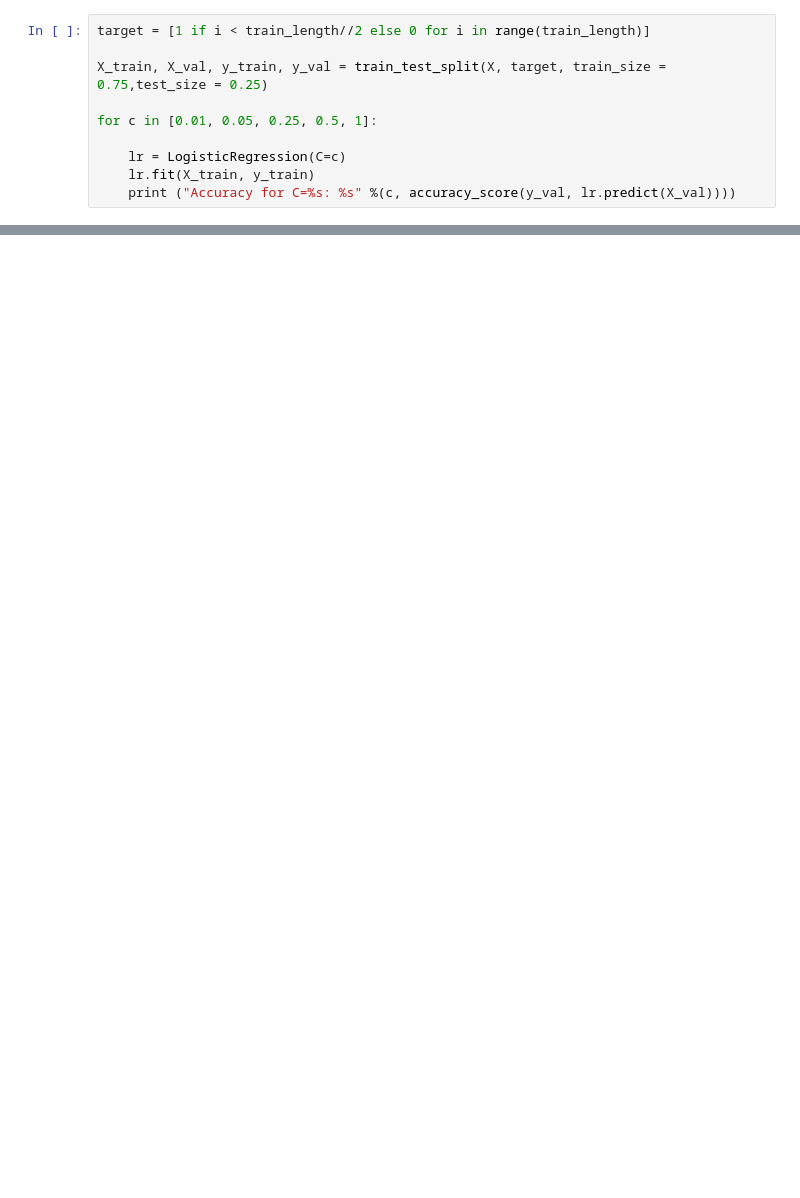
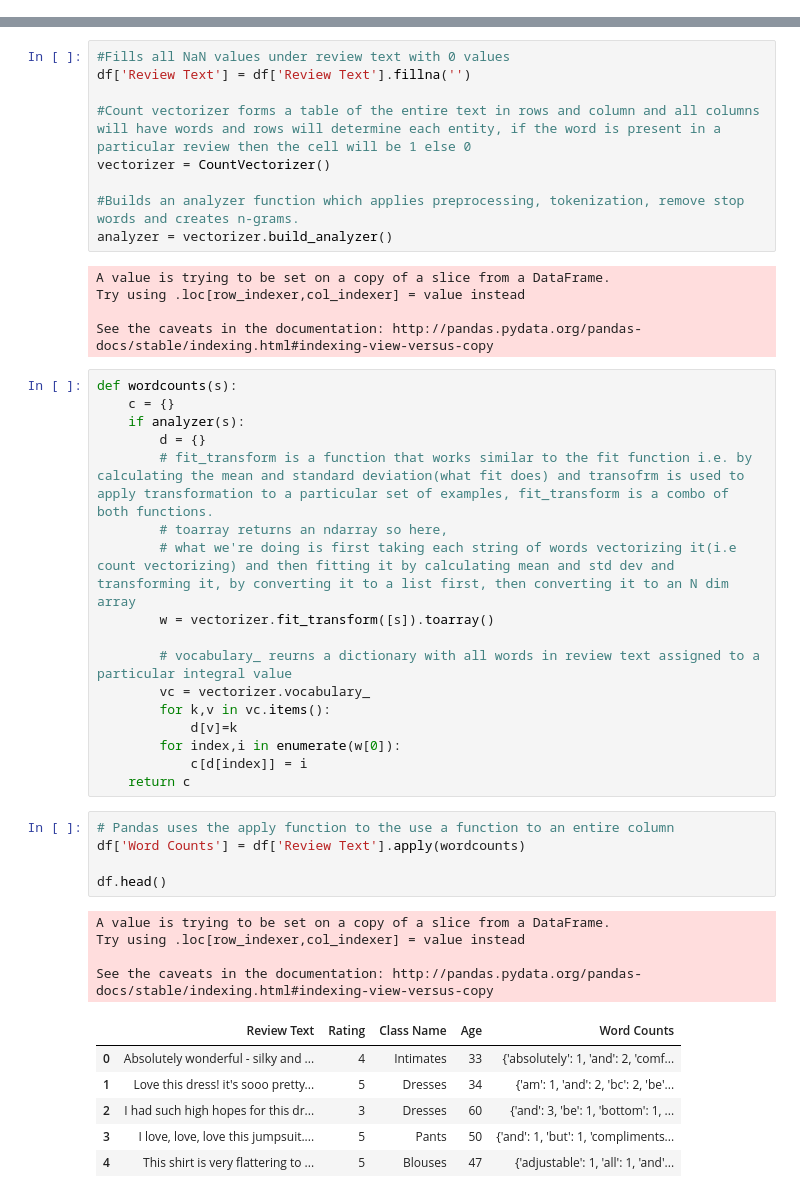
Before and after one commit to lav1998/Sentiment-Analysis-on-Womens-Clothing-Reviews, a Jupyter notebook: Sentiment Analysis on Women's Clothing Reviews.ipynb, the cells around one changed output, grey strips where cells are left out. Drawn from its saved outputs; the diff is of its cells as text; blank space fills up the shorter version.

```diff
--- a/Sentiment Analysis on Women's Clothing Reviews.ipynb
+++ b/Sentiment Analysis on Women's Clothing Reviews.ipynb
@@ -60,10 +64,0 @@ X_test = cv.transform(reviews_test_clean)
-# %%
-target = [1 if i < train_length//2 else 0 for i in range(train_length)]
-
-X_train, X_val, y_train, y_val = train_test_split(X, target, train_size = 0.75,test_size = 0.25)
-
-for c in [0.01, 0.05, 0.25, 0.5, 1]:
-
-    lr = LogisticRegression(C=c)
-    lr.fit(X_train, y_train)
-    print ("Accuracy for C=%s: %s" %(c, accuracy_score(y_val, lr.predict(X_val))))
@@ -105,0 +77,47 @@ feature_to_coef.items(),
+# %%
+#Fills all NaN values under review text with 0 values
+df['Review Text'] = df['Review Text'].fillna('')
+
+#Count vectorizer forms a table of the entire text in rows and column and all columns will have words and rows will determine each entity, if the word is present in a particular review then the cell will be 1 else 0
+vectorizer = CountVectorizer()
+
+#Builds an analyzer function which applies preprocessing, tokenization, remove stop words and creates n-grams.
+analyzer = vectorizer.build_analyzer()
+# %% [output]
+A value is trying to be set on a copy of a slice from a DataFrame.
+Try using .loc[row_indexer,col_indexer] = value instead
+
+See the caveats in the documentation: http://pandas.pydata.org/pandas-docs/stable/indexing.html#indexing-view-versus-copy
+# %%
+def wordcounts(s):
+    c = {}
+    if analyzer(s):
+        d = {}
+        # fit_transform is a function that works similar to the fit function i.e. by calculating the mean and standard deviation(what fit does) and transofrm is used to apply transformation to a particular set of examples, fit_transform is a combo of both functions.
+        # toarray returns an ndarray so here,
+        # what we're doing is first taking each string of words vectorizing it(i.e count vectorizing) and then fitting it by calculating mean and std dev and transforming it, by converting it to a list first, then converting it to an N dim array
+        w = vectorizer.fit_transform([s]).toarray()
+
+        # vocabulary_ reurns a dictionary with all words in review text assigned to a particular integral value
+        vc = vectorizer.vocabulary_
+        for k,v in vc.items():
+            d[v]=k
+        for index,i in enumerate(w[0]):
+            c[d[index]] = i
+    return c
+# %%
+# Pandas uses the apply function to the use a function to an entire column
+df['Word Counts'] = df['Review Text'].apply(wordcounts)
+
+df.head()
+# %% [output]
+A value is trying to be set on a copy of a slice from a DataFrame.
+Try using .loc[row_indexer,col_indexer] = value instead
+
+See the caveats in the documentation: http://pandas.pydata.org/pandas-docs/stable/indexing.html#indexing-view-versus-copy
+|  | Review Text | Rating | Class Name | Age | Word Counts |
+| 0 | Absolutely wonderful - silky and ... | 4 | Intimates | 33 | {'absolutely': 1, 'and': 2, 'comf... |
+| 1 | Love this dress! it's sooo pretty... | 5 | Dresses | 34 | {'am': 1, 'and': 2, 'bc': 2, 'be'... |
+| 2 | I had such high hopes for this dr... | 3 | Dresses | 60 | {'and': 3, 'be': 1, 'bottom': 1, ... |
+| 3 | I love, love, love this jumpsuit.... | 5 | Pants | 50 | {'and': 1, 'but': 1, 'compliments... |
+| 4 | This shirt is very flattering to ... | 5 | Blouses | 47 | {'adjustable': 1, 'all': 1, 'and'... |
```
Also changed, not shown: parts of 21 cells of this notebook.
